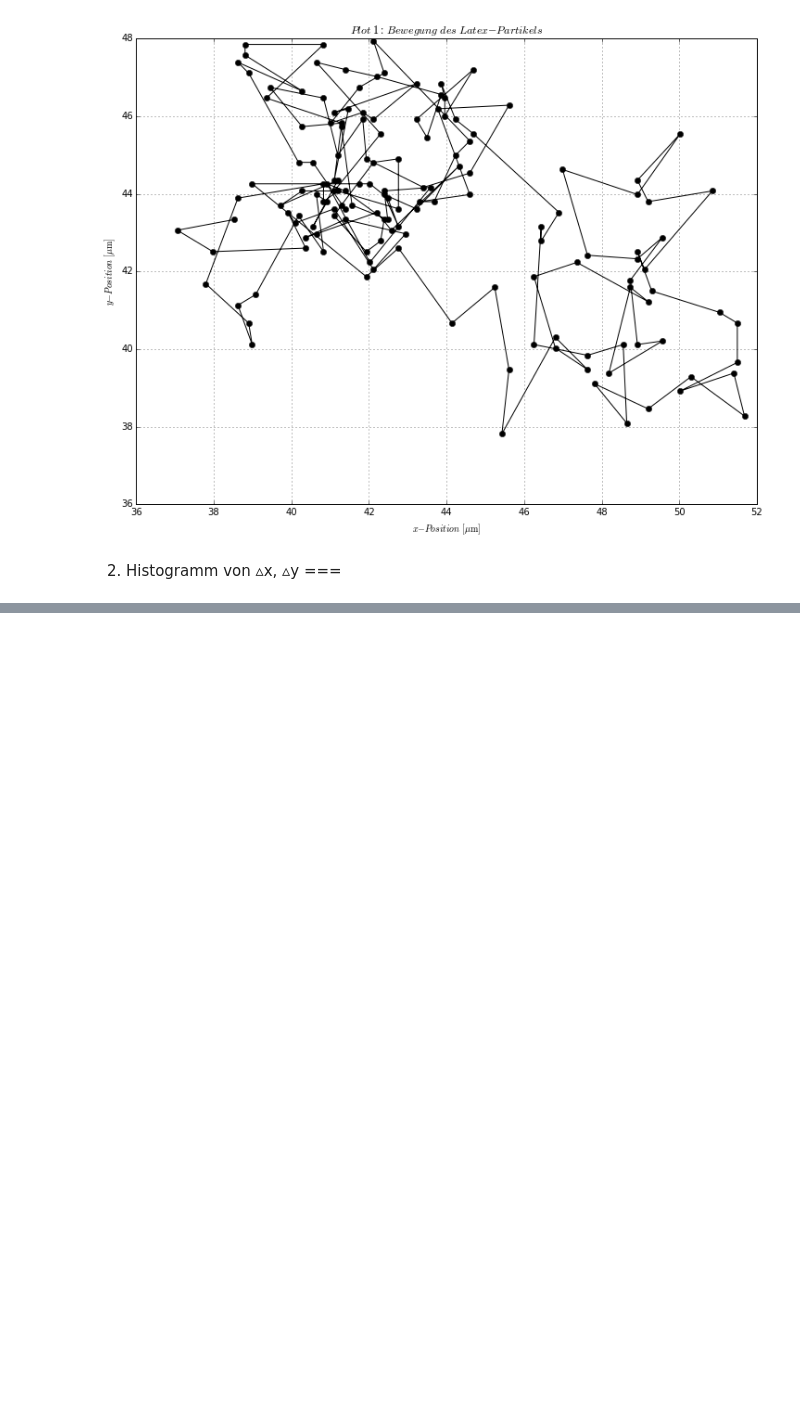
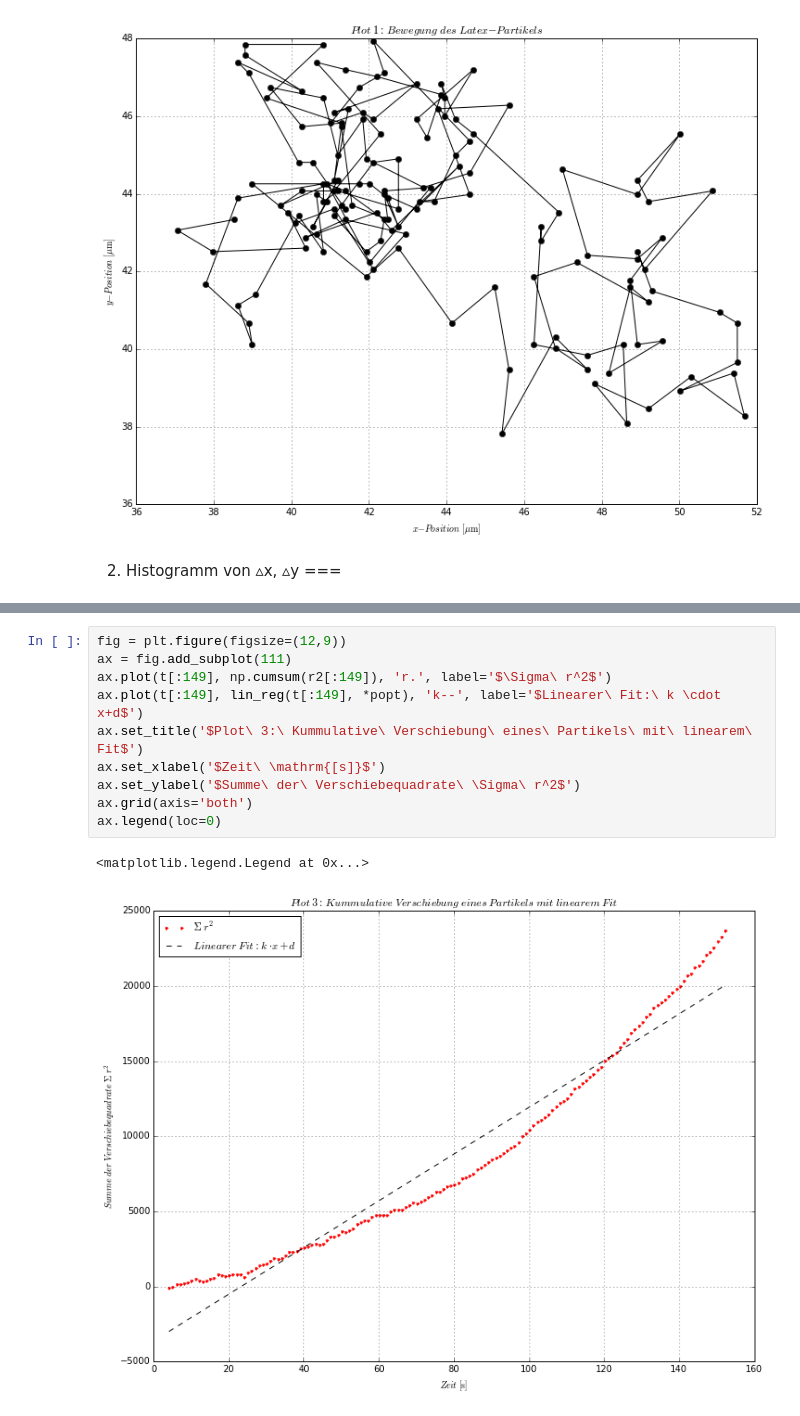
Before and after one commit to krauthex/AP2.1, a Jupyter notebook: v223/v223.ipynb, the cells around one changed output, grey strips where cells are left out. Drawn from its saved outputs; the diff is of its cells as text; blank space fills up the shorter version.

```diff
--- a/v223/v223.ipynb
+++ b/v223/v223.ipynb
@@ -86,0 +108,13 @@ ax.plot(hist_array, gauss(hist_array, hist_mean, hist_std), 'k--')
+# %%
+fig = plt.figure(figsize=(12,9))
+ax = fig.add_subplot(111)
+ax.plot(t[:149], np.cumsum(r2[:149]), 'r.', label='$\Sigma\ r^2$')
+ax.plot(t[:149], lin_reg(t[:149], *popt), 'k--', label='$Linearer\ Fit:\ k \cdot x+d$')
+ax.set_title('$Plot\ 3:\ Kummulative\ Verschiebung\ eines\ Partikels\ mit\ linearem\ Fit$')
+ax.set_xlabel('$Zeit\ \mathrm{[s]}$')
+ax.set_ylabel('$Summe\ der\ Verschiebequadrate\ \Sigma\ r^2$')
+ax.grid(axis='both')
+ax.legend(loc=0)
+# %% [output]
+<matplotlib.legend.Legend at 0x...>
+[figure, added]
```
Also changed, not shown: parts of 4 cells of this notebook, 2 other files.
